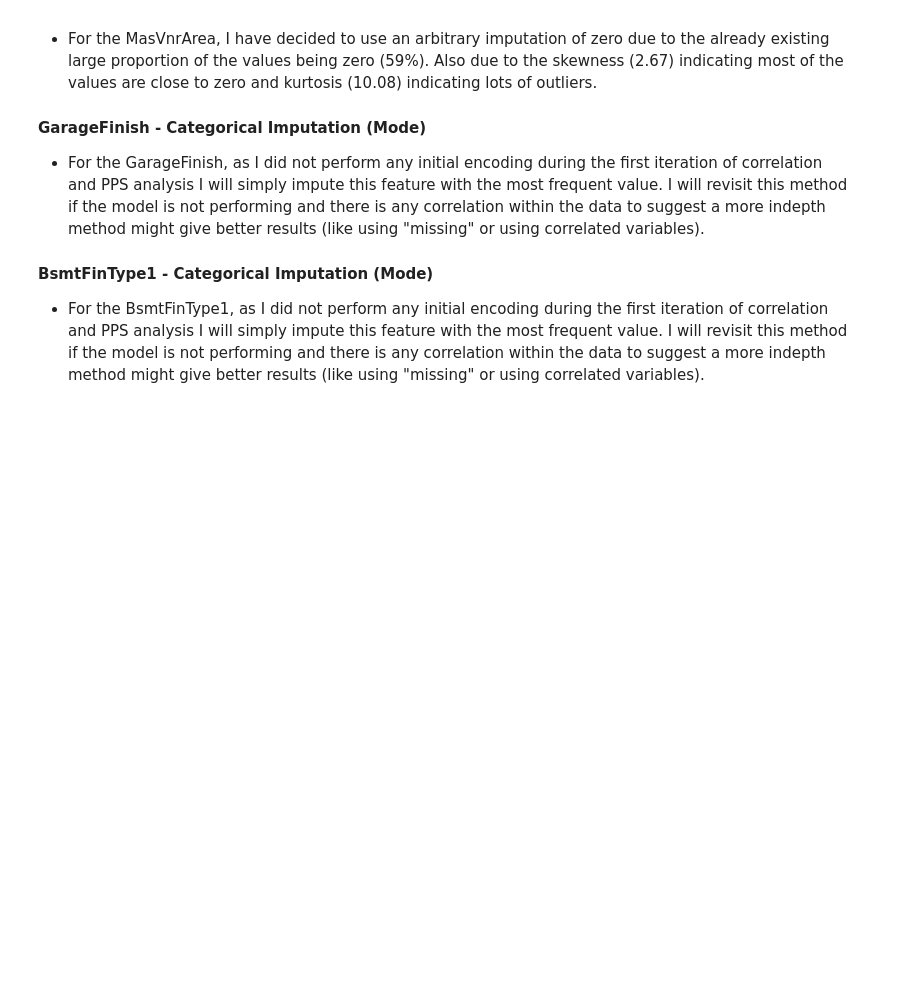
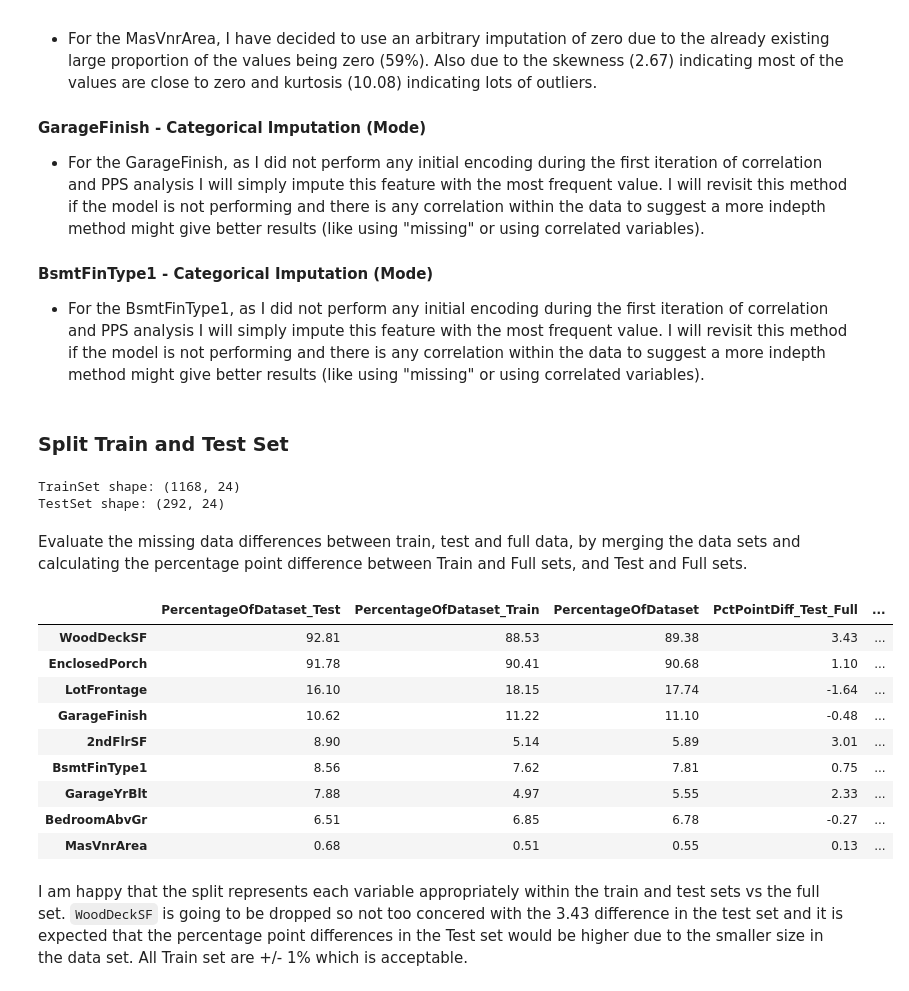
Before and after one commit to davep33l/pp5-house-price-predictor, a Jupyter notebook: jupyter_notebooks/2_Data_Cleaning.ipynb, the cells around one changed output. Saved outputs shown, nothing was run; the diff lists cells and outputs as text; code cells hidden in the pictures; blank space fills up the shorter version.

Commit message:
Split data into train and test sets
Along with splitting the data, perform a comparison
of the percentage variance of the original data and the
split data.

```diff
--- a/jupyter_notebooks/2_Data_Cleaning.ipynb
+++ b/jupyter_notebooks/2_Data_Cleaning.ipynb
@@ -459,3 +459,68 @@ def DataCleaningEffect(df_original,df_cleaned,variables_applied_with_method):
 #### BsmtFinType1 - Categorical Imputation (Mode)
 
 * For the BsmtFinType1, as I did not perform any initial encoding during the first iteration of correlation and PPS analysis I will simply impute this feature with the most frequent value. I will revisit this method if the model is not performing and there is any correlation within the data to suggest a more indepth method might give better results (like using "missing" or using correlated variables).
+# %% [markdown]
+### Split Train and Test Set
+# %%
+from sklearn.model_selection import train_test_split
+TrainSet, TestSet, _, __ = train_test_split(
+                                        df,
+                                        df['SalePrice'],
+                                        test_size=0.2,
+                                        random_state=0)
+
+print(f"TrainSet shape: {TrainSet.shape} \nTestSet shape: {TestSet.shape}")
+# %% [output]
+TrainSet shape: (1168, 24)
+TestSet shape: (292, 24)
+# %% [markdown]
+Evaluate the missing data differences between train, test and full data, by merging the data sets and calculating the percentage point difference between Train and Full sets, and Test and Full sets.
+# %%
+full_missing_data = EvaluateMissingData(df)
+train_missing_data = EvaluateMissingData(TrainSet)
+test_missing_data = EvaluateMissingData(TestSet)
+
+missing_data_comparison = pd.merge(
+    test_missing_data,
+    train_missing_data,
+    left_index=True,
+    right_index=True,
+    suffixes=('_Test', '_Train')
+)
+
+missing_data_comparison = pd.merge(
+    missing_data_comparison,
+    full_missing_data,
+    left_index=True,
+    right_index=True
+)
+
+missing_data_comparison_pct = missing_data_comparison.drop(columns=['DataType', 'DataType_Train', 'DataType_Test',
+                                                                    'RowsWithMissingData', 'RowsWithMissingData_Train',
+                                                                    'RowsWithMissingData_Test'])
+
+# Calculate percentage point differences
+missing_data_comparison_pct['PctPointDiff_Test_Full'] = (
+    missing_data_comparison_pct['PercentageOfDataset_Test'] -
+    missing_data_comparison_pct['PercentageOfDataset']
+)
+
+missing_data_comparison_pct['PctPointDiff_Train_Full'] = (
+    missing_data_comparison_pct['PercentageOfDataset_Train'] -
+    missing_data_comparison_pct['PercentageOfDataset']
+)
+
+missing_data_comparison_pct
+# %% [output]
+|  | PercentageOfDataset_Test | PercentageOfDataset_Train | PercentageOfDataset | PctPointDiff_Test_Full | ... |
+| WoodDeckSF | 92.81 | 88.53 | 89.38 | 3.43 | ... |
+| EnclosedPorch | 91.78 | 90.41 | 90.68 | 1.10 | ... |
+| LotFrontage | 16.10 | 18.15 | 17.74 | -1.64 | ... |
+| GarageFinish | 10.62 | 11.22 | 11.10 | -0.48 | ... |
+| 2ndFlrSF | 8.90 | 5.14 | 5.89 | 3.01 | ... |
+| BsmtFinType1 | 8.56 | 7.62 | 7.81 | 0.75 | ... |
+| GarageYrBlt | 7.88 | 4.97 | 5.55 | 2.33 | ... |
+| BedroomAbvGr | 6.51 | 6.85 | 6.78 | -0.27 | ... |
+| MasVnrArea | 0.68 | 0.51 | 0.55 | 0.13 | ... |
+# %% [markdown]
+I am happy that the split represents each variable appropriately within the train and test sets vs the full set. `WoodDeckSF` is going to be dropped so not too concered with the 3.43 difference in the test set and it is expected that the percentage point differences in the Test set would be higher due to the smaller size in the data set. All Train set are +/- 1% which is acceptable.
```
